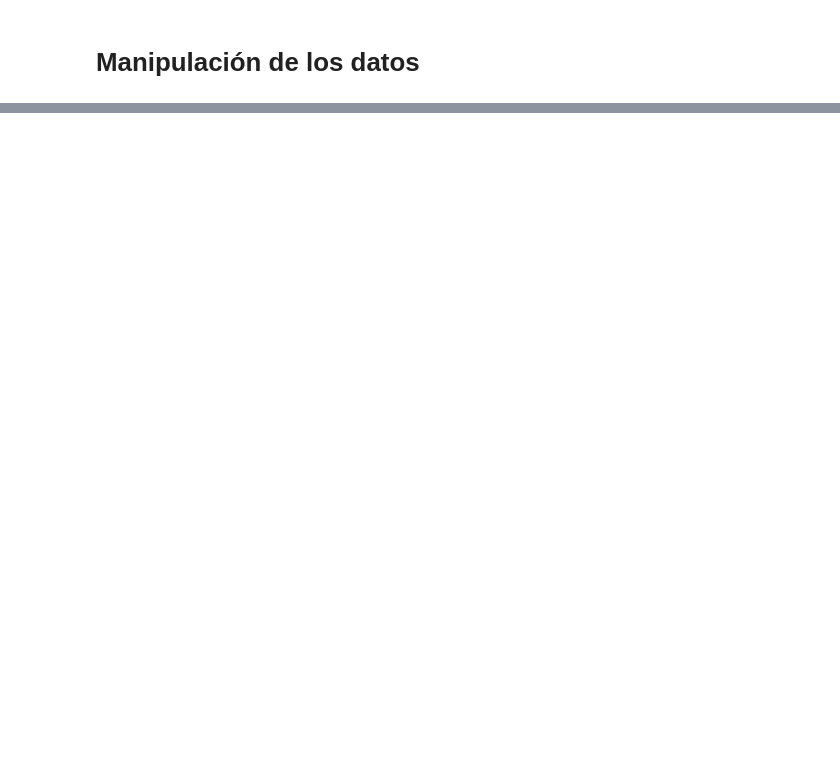
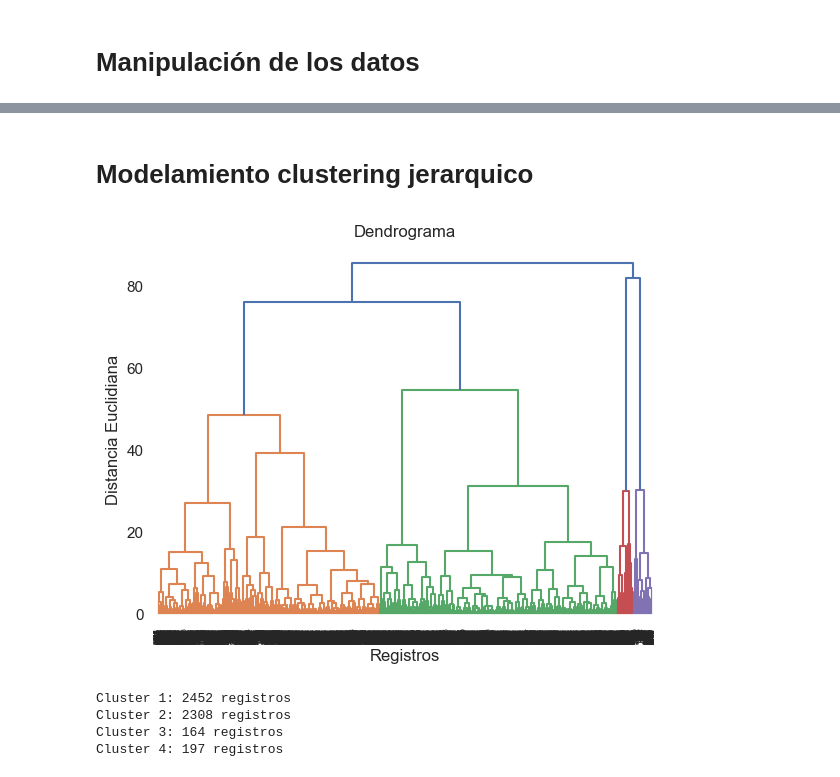
Before and after one commit to ddummann/BI-202302-1, a Jupyter notebook: Lab1/Laboratorio1.ipynb, the cells around one changed output, grey strips where cells are left out. Saved outputs shown, nothing was run; the diff lists cells and outputs as text; code cells hidden in the pictures; blank space fills up the shorter version.

```diff
--- a/Lab1/Laboratorio1.ipynb
+++ b/Lab1/Laboratorio1.ipynb
@@ -105,0 +112,5 @@ df_movil.describe()
+# %%
+for o  in data_objects:
+    le = LabelEncoder()
+    le.fit(df_movil[o])
+    df_movil[o] = le.transform(df_movil[o])
@@ -105,0 +137,28 @@ df_movil.describe()
+# %% [markdown]
+# Modelamiento clustering jerarquico
+# %%
+# Importa las bibliotecas necesarias
+import pandas as pd
+import numpy as np
+from sklearn.preprocessing import StandardScaler
+from sklearn.cluster import AgglomerativeClustering
+import matplotlib.pyplot as plt
+import scipy.cluster.hierarchy as sch
+
+# Selecciona las columnas que deseas utilizar para el clustering
+features = ['startYear', 'runtimeMinutes','averageRating','numVotes']
+X = df_movil[features]
+# %%
+# Normaliza los datos para que todas las características tengan la misma escala
+scaler = StandardScaler()
+X_scaled = scaler.fit_transform(X)
+# %%
+
+# Usar dendrograma para determinar el número óptimo de clústeres
+dendrogram = sch.dendrogram(sch.linkage(X_scaled, method='ward'))
+plt.title('Dendrograma')
+plt.xlabel('Registros')
+plt.ylabel('Distancia Euclidiana')
+plt.show()
+# %% [output]
+[figure, added]
@@ -106,3 +176,10 @@ df_movil.describe()
 # %%
-# EN EL DICCIONARIO DE DATOS
-#
+# Visualiza los resultados
+for cluster_id in range(num_clusters):
+    cluster_data = df_movil[df_movil['Cluster'] == cluster_id]
+    print(f"Cluster {cluster_id + 1}: {len(cluster_data)} registros")
+# %% [output]
+Cluster 1: 2452 registros
+Cluster 2: 2308 registros
+Cluster 3: 164 registros
+Cluster 4: 197 registros
```
Also changed, not shown: parts of 15 cells of this notebook.
